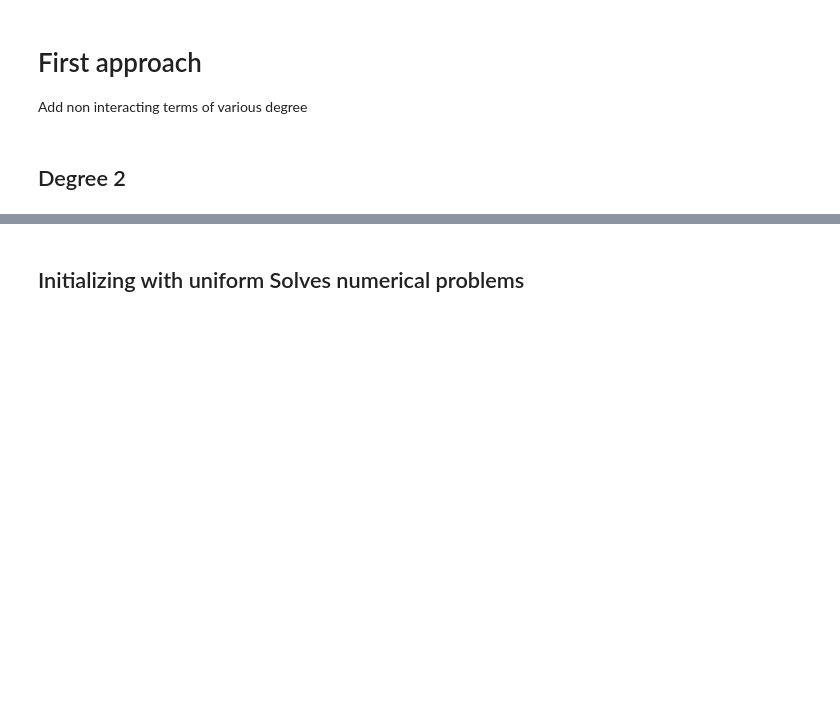
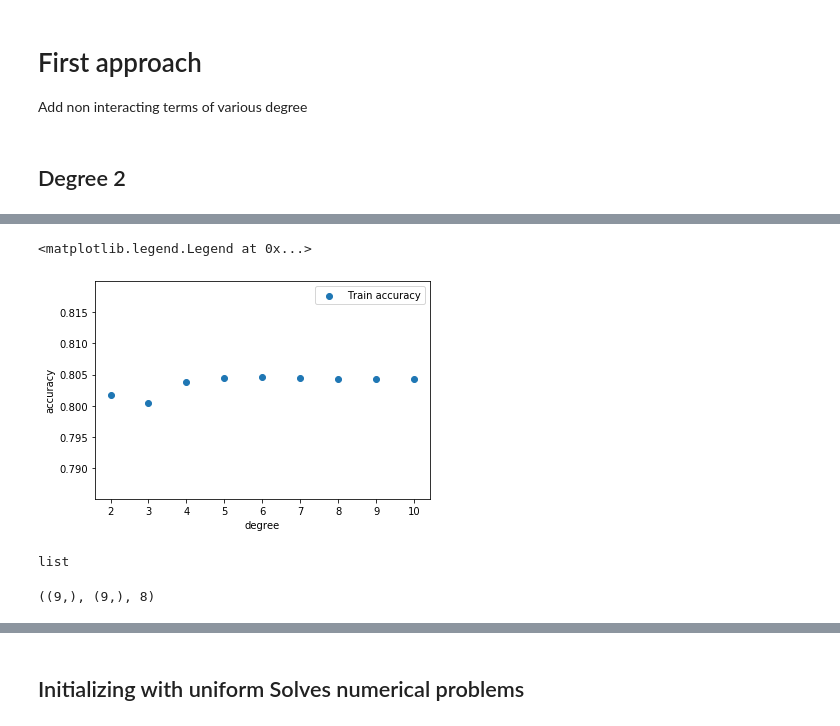
Before and after one commit to MeerkatPerson/ml_projects, a Jupyter notebook: project1/scripts/OptimalValues_Hand_with_Features.ipynb, the cells around one changed output, grey strips where cells are left out. Saved outputs shown, nothing was run; the diff lists cells and outputs as text; code cells hidden in the pictures; blank space fills up the shorter version.

```diff
--- a/project1/scripts/OptimalValues_Hand_with_Features.ipynb
+++ b/project1/scripts/OptimalValues_Hand_with_Features.ipynb
@@ -80,0 +143,31 @@ Current iteration=900, loss=0.32564010695644674
+# %%
+d = [i for i in range(2, 11)]
+acc_te = [clfiers_degree_list[i].params['accuyracues_while_training_validation'][-1] for i in range(9)]
+acc_tr = [clfiers_degree_list[i].params['accuyracues_while_training_train'][-1] for i in range(9)]
+plt.scatter(d, acc_te, label = 'Test Accuracy')
+plt.scatter(d, acc_tr, label = 'Train accuracy')
+plt.xlabel('degree')
+plt.ylabel('accuracy')
+plt.legend()
+# %% [output]
+<matplotlib.legend.Legend at 0x...>
+[figure, added]
+# %%
+#visualizing results
+import pickle
+with open('../results/overfit_degre_1.pkl', 'rb') as inpt:
+    results1 = pickle.load(inpt)
+
+with open('../results/overfit_degre_2.pkl', 'rb') as inpt:
+    results2 = pickle.load(inpt)
+
+with open('../results/overfit_degre_3.pkl', 'rb') as inpt:
+    results3 = pickle.load(inpt)
+results = results1 + results2 + results3
+type(results)
+# %% [output]
+list
+# %%
+accuracies_train_mean.shape, accuracies_train_std.shape, len(degree)
+# %% [output]
+((9,), (9,), 8)
```
Also changed, not shown: parts of 20 cells of this notebook, 22 other files.
